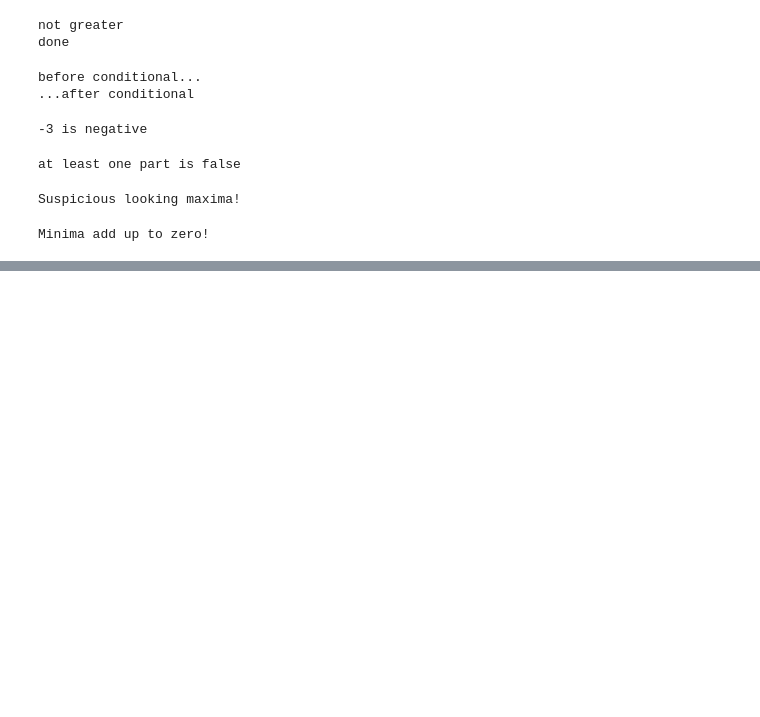
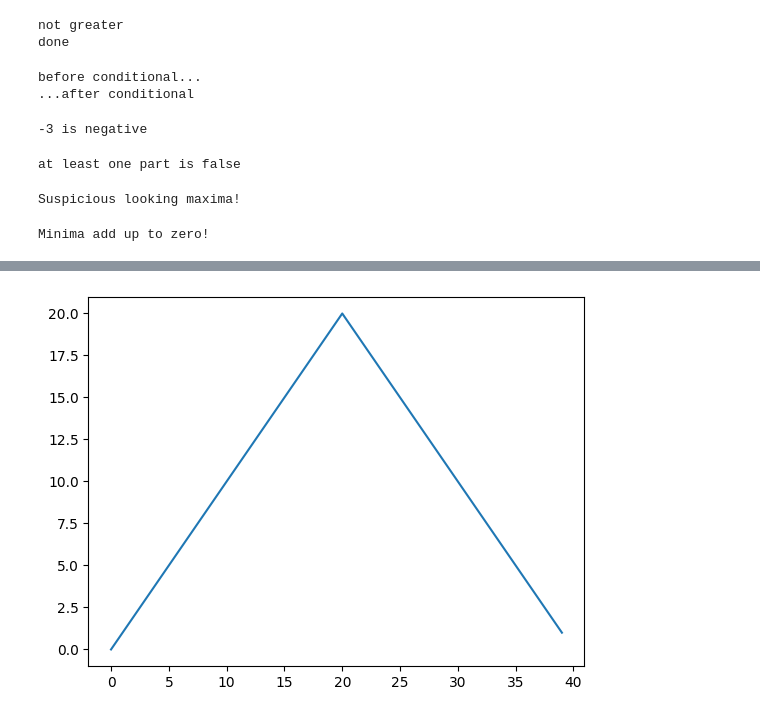
Before and after one commit to steinjm21/ColabInClass, a Jupyter notebook: day14inClass.ipynb, the cells around one changed output, grey strips where cells are left out. Cells and saved outputs as stored; diff of their text form; code cells hidden in the pictures; blank space fills up the shorter version.

```diff
--- a/day14inClass.ipynb
+++ b/day14inClass.ipynb
@@ -351,0 +371,5 @@ Minima add up to zero!
+# %%
+max_plot = matplotlib.pyplot.plot(numpy.amax(data, axis=0))
+matplotlib.pyplot.show()
+# %% [output]
+[figure, added]
```
Also changed, not shown: parts of 11 cells of this notebook.
